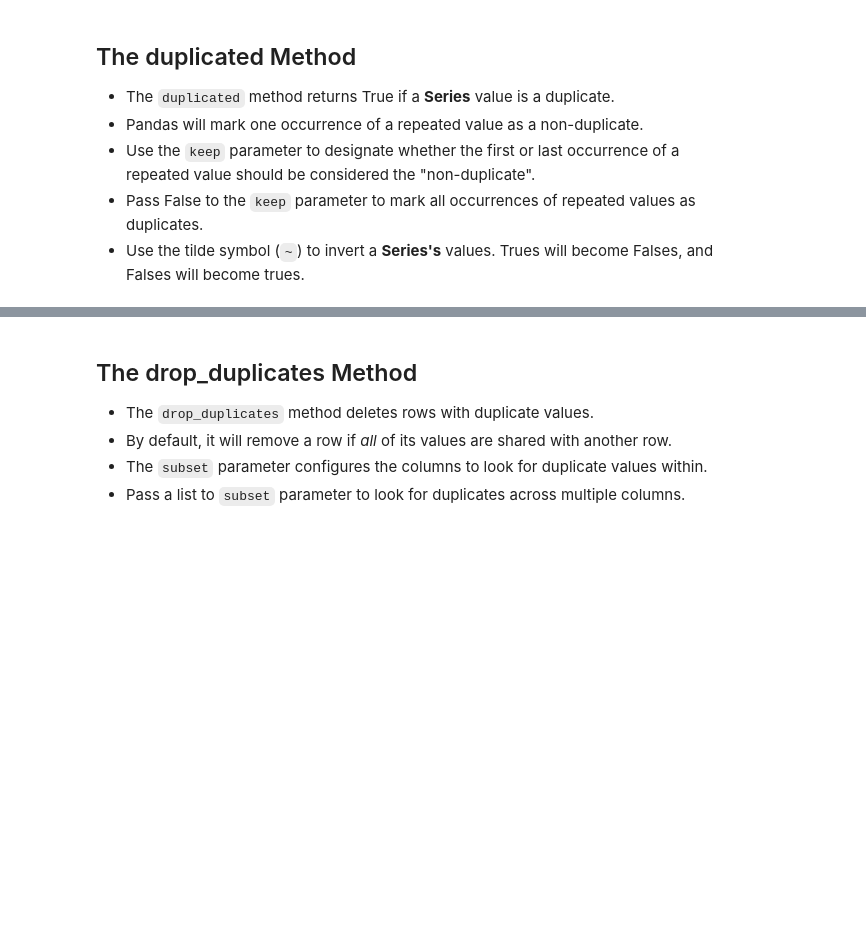
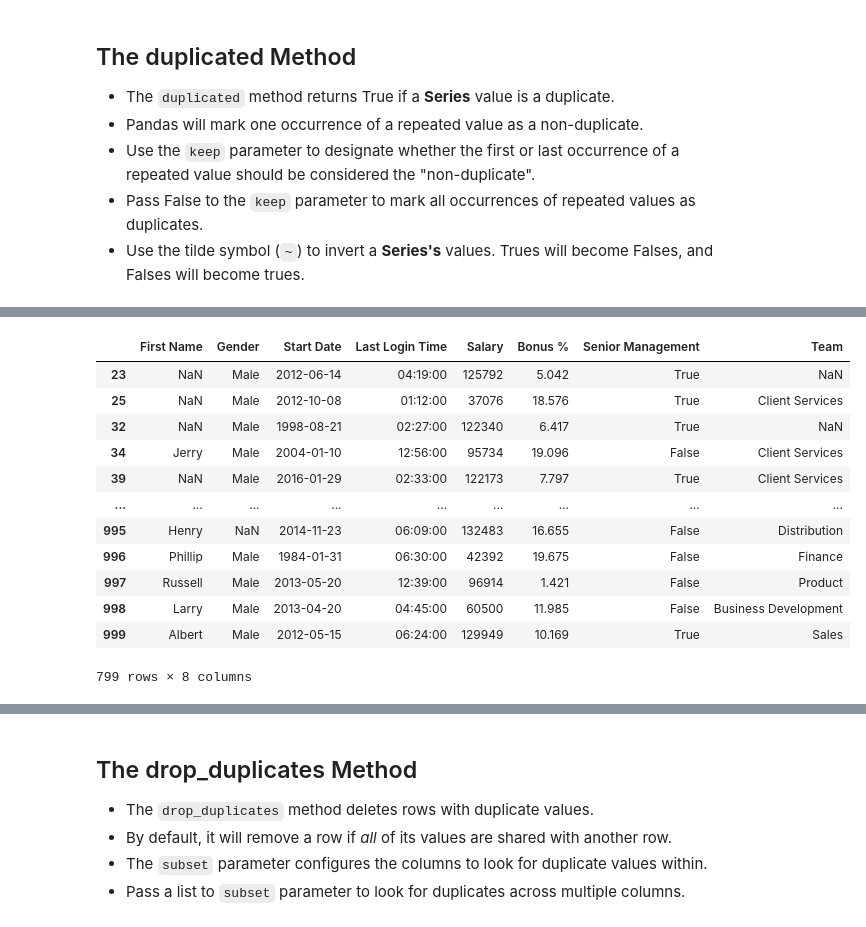
Before and after one commit to kon-mat/DataAnalysis, a Jupyter notebook: Python/Udemy/DataAnalysisWithPandasAndPython/Complete/05 - DataFrames II - Filtering Data.ipynb, the cells around one changed output, grey strips where cells are left out. Drawn from its saved outputs; the diff is of its cells as text; code cells hidden in the pictures; blank space fills up the shorter version.

```diff
--- a/Python/Udemy/DataAnalysisWithPandasAndPython/Complete/05 - DataFrames II - Filtering Data.ipynb
+++ b/Python/Udemy/DataAnalysisWithPandasAndPython/Complete/05 - DataFrames II - Filtering Data.ipynb
@@ -820,3 +820,9 @@ employees[employees["Last Login Time"].between(dt.time(8, 30), dt.time(12,0))]
 - Use the `keep` parameter to designate whether the first or last occurrence of a repeated value should be considered the "non-duplicate".
 - Pass False to the `keep` parameter to mark all occurrences of repeated values as duplicates.
 - Use the tilde symbol (`~`) to invert a **Series's** values. Trues will become Falses, and Falses will become trues.
+# %%
+employees = pd.read_csv("employees.csv", parse_dates=["Start Date"], date_format="%m/%d/%Y")
+employees["Last Login Time"] = pd.to_datetime(employees["Last Login Time"], format="%H:%M %p").dt.time
+employees["Senior Management"] = employees["Senior Management"].astype("bool")
+employees["Gender"] = employees["Gender"].astype("category")
+employees.head()
@@ -822,0 +853,20 @@ employees[employees["Last Login Time"].between(dt.time(8, 30), dt.time(12,0))]
+# %%
+# tym sposobem otrzymamy duplikaty, ale bez wierszów gdzie występowały one po raz pierwszy
+# jest to domyślnie działanie parametru keep, które jest ustawione na "first"
+
+# employees[employees["First Name"].duplicated(keep="first")]
+employees[employees["First Name"].duplicated()]
+# %% [output]
+|  | First Name | Gender | Start Date | Last Login Time | Salary | Bonus % | Senior Management | Team |
+| 23 | NaN | Male | 2012-06-14 | 04:19:00 | 125792 | 5.042 | True | NaN |
+| 25 | NaN | Male | 2012-10-08 | 01:12:00 | 37076 | 18.576 | True | Client Services |
+| 32 | NaN | Male | 1998-08-21 | 02:27:00 | 122340 | 6.417 | True | NaN |
+| 34 | Jerry | Male | 2004-01-10 | 12:56:00 | 95734 | 19.096 | False | Client Services |
+| 39 | NaN | Male | 2016-01-29 | 02:33:00 | 122173 | 7.797 | True | Client Services |
+| ... | ... | ... | ... | ... | ... | ... | ... | ... |
+| 995 | Henry | NaN | 2014-11-23 | 06:09:00 | 132483 | 16.655 | False | Distribution |
+| 996 | Phillip | Male | 1984-01-31 | 06:30:00 | 42392 | 19.675 | False | Finance |
+| 997 | Russell | Male | 2013-05-20 | 12:39:00 | 96914 | 1.421 | False | Product |
+| 998 | Larry | Male | 2013-04-20 | 04:45:00 | 60500 | 11.985 | False | Business Development |
+| 999 | Albert | Male | 2012-05-15 | 06:24:00 | 129949 | 10.169 | True | Sales |
+799 rows × 8 columns
```
Also changed, not shown: parts of 6 cells of this notebook.
